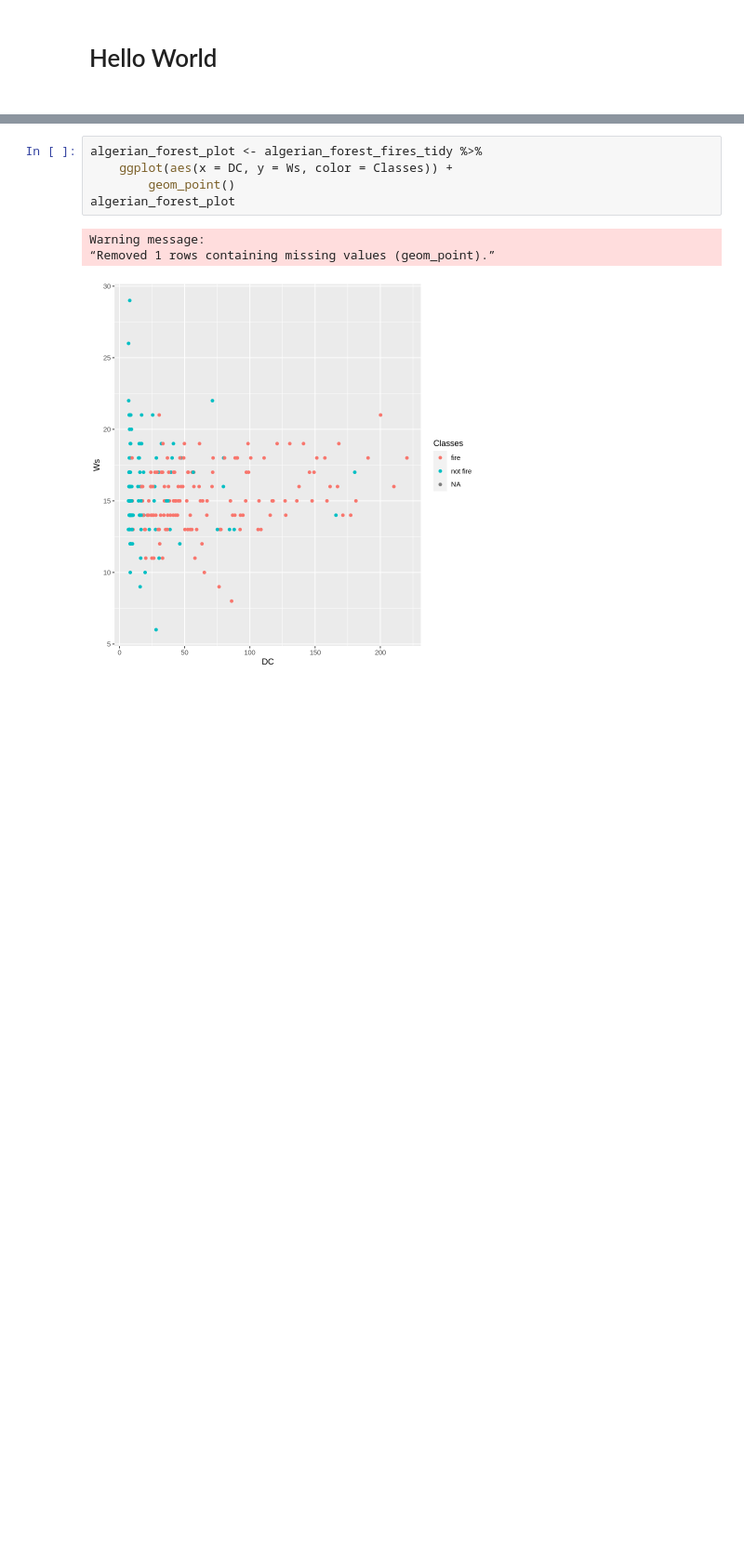
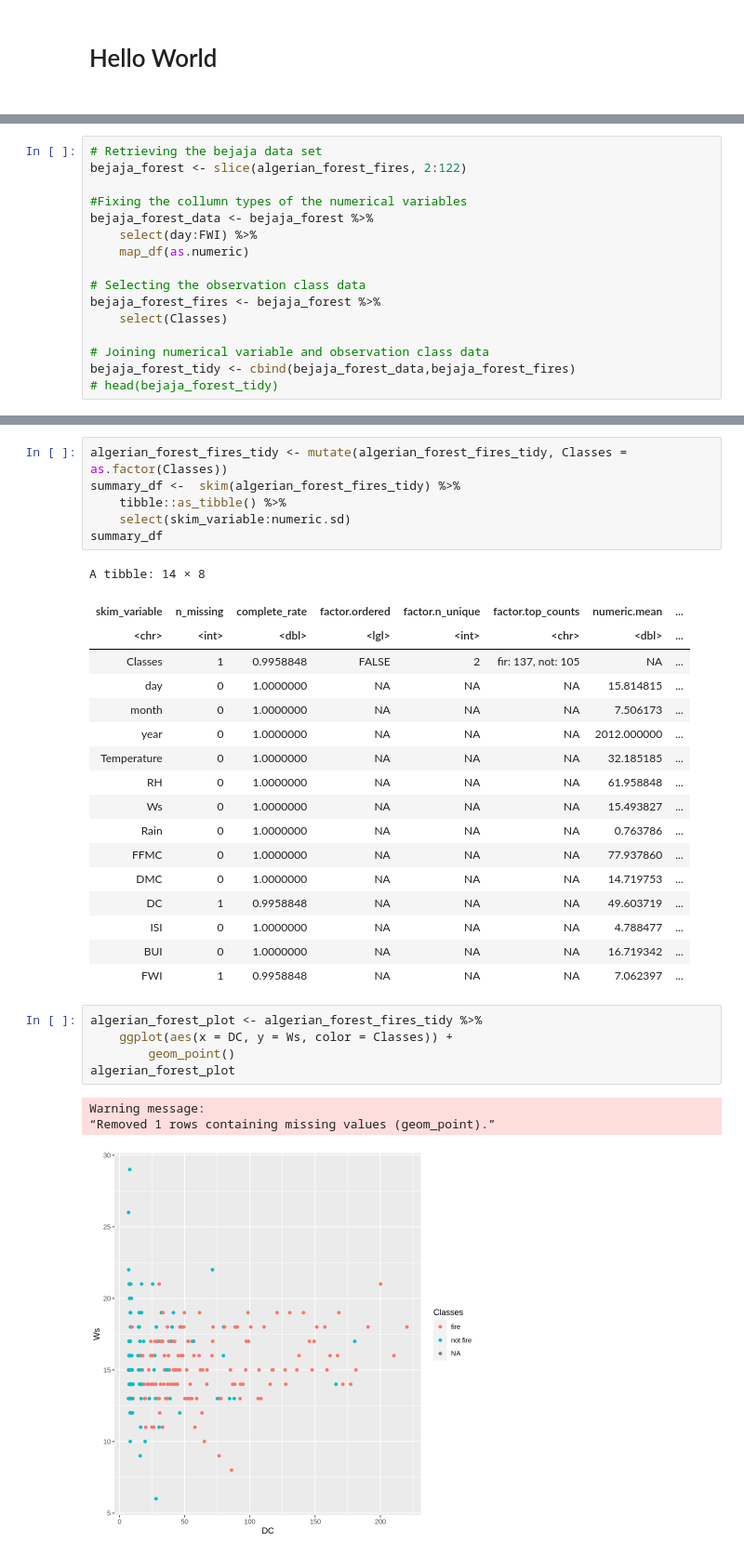
Before and after one commit to rustamch/Forest-fire-classifier, a Jupyter notebook: Main.ipynb, the cells around one changed output, grey strips where cells are left out. Shown at 93% size. Saved outputs shown, nothing was run; the diff lists cells and outputs as text; blank space fills up the shorter version.

Commit message:
Added summary stat, and added comments.

```diff
--- a/Main.ipynb
+++ b/Main.ipynb
@@ -83,0 +50,16 @@ A data.frame: 244 × 14
+# %%
+# Retrieving the bejaja data set
+bejaja_forest <- slice(algerian_forest_fires, 2:122)
+
+#Fixing the collumn types of the numerical variables
+bejaja_forest_data <- bejaja_forest %>%
+    select(day:FWI) %>%
+    map_df(as.numeric)
+
+# Selecting the observation class data
+bejaja_forest_fires <- bejaja_forest %>%
+    select(Classes)
+
+# Joining numerical variable and observation class data
+bejaja_forest_tidy <- cbind(bejaja_forest_data,bejaja_forest_fires)
+# head(bejaja_forest_tidy)
@@ -84,3 +99,27 @@ A data.frame: 244 × 14
+# %%
+algerian_forest_fires_tidy <- mutate(algerian_forest_fires_tidy, Classes = as.factor(Classes))
+summary_df <-  skim(algerian_forest_fires_tidy) %>%
+    tibble::as_tibble() %>%
+    select(skim_variable:numeric.sd)
+summary_df
+# %% [output]
+A tibble: 14 × 8
+| skim_variable | n_missing | complete_rate | factor.ordered | factor.n_unique | factor.top_counts | numeric.mean | ... |
+| <chr> | <int> | <dbl> | <lgl> | <int> | <chr> | <dbl> | ... |
+| Classes | 1 | 0.9958848 | FALSE | 2 | fir: 137, not: 105 | NA | ... |
+| day | 0 | 1.0000000 | NA | NA | NA | 15.814815 | ... |
+| month | 0 | 1.0000000 | NA | NA | NA | 7.506173 | ... |
+| year | 0 | 1.0000000 | NA | NA | NA | 2012.000000 | ... |
+| Temperature | 0 | 1.0000000 | NA | NA | NA | 32.185185 | ... |
+| RH | 0 | 1.0000000 | NA | NA | NA | 61.958848 | ... |
+| Ws | 0 | 1.0000000 | NA | NA | NA | 15.493827 | ... |
+| Rain | 0 | 1.0000000 | NA | NA | NA | 0.763786 | ... |
+| FFMC | 0 | 1.0000000 | NA | NA | NA | 77.937860 | ... |
+| DMC | 0 | 1.0000000 | NA | NA | NA | 14.719753 | ... |
+| DC | 1 | 0.9958848 | NA | NA | NA | 49.603719 | ... |
+| ISI | 0 | 1.0000000 | NA | NA | NA | 4.788477 | ... |
+| BUI | 0 | 1.0000000 | NA | NA | NA | 16.719342 | ... |
+| FWI | 1 | 0.9958848 | NA | NA | NA | 7.062397 | ... |
 # %%
 algerian_forest_plot <- algerian_forest_fires_tidy %>%
     ggplot(aes(x = DC, y = Ws, color = Classes)) +
```
Also changed, not shown: parts of 11 cells of this notebook.
